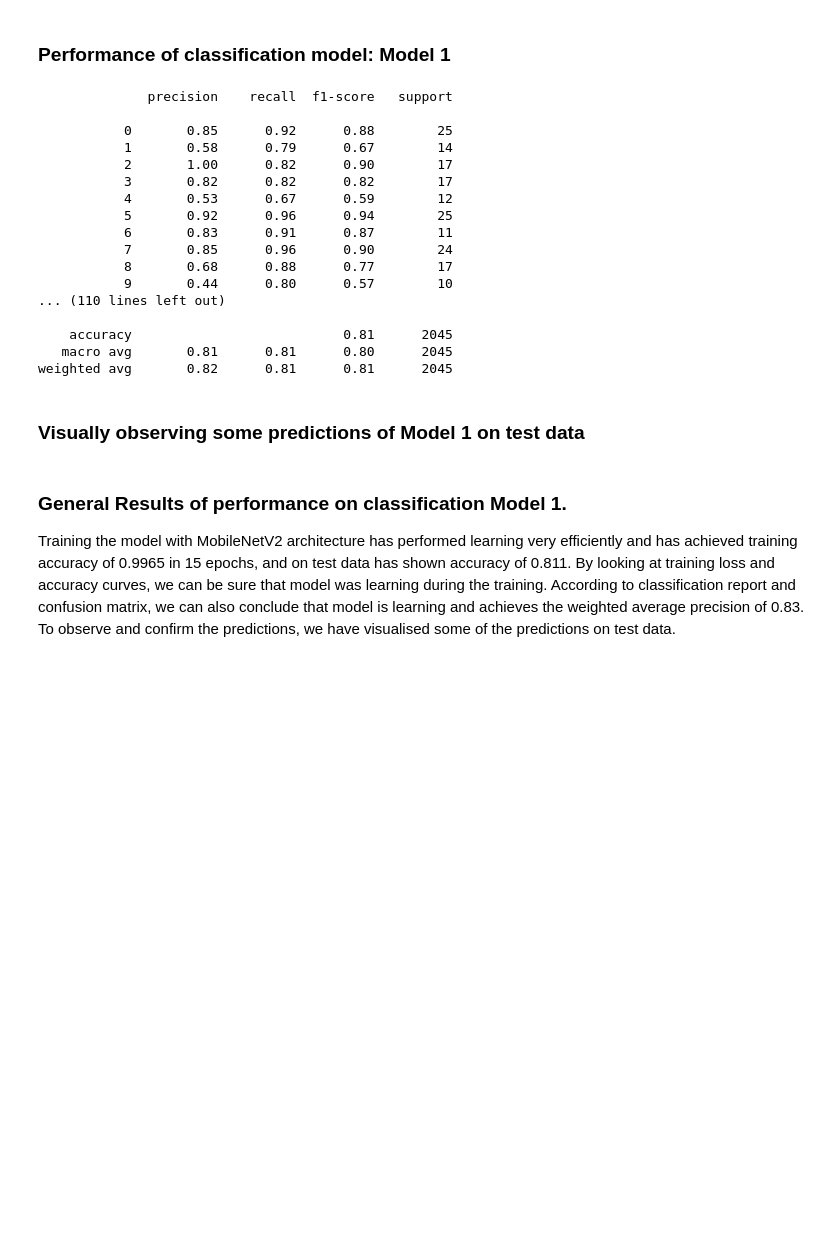
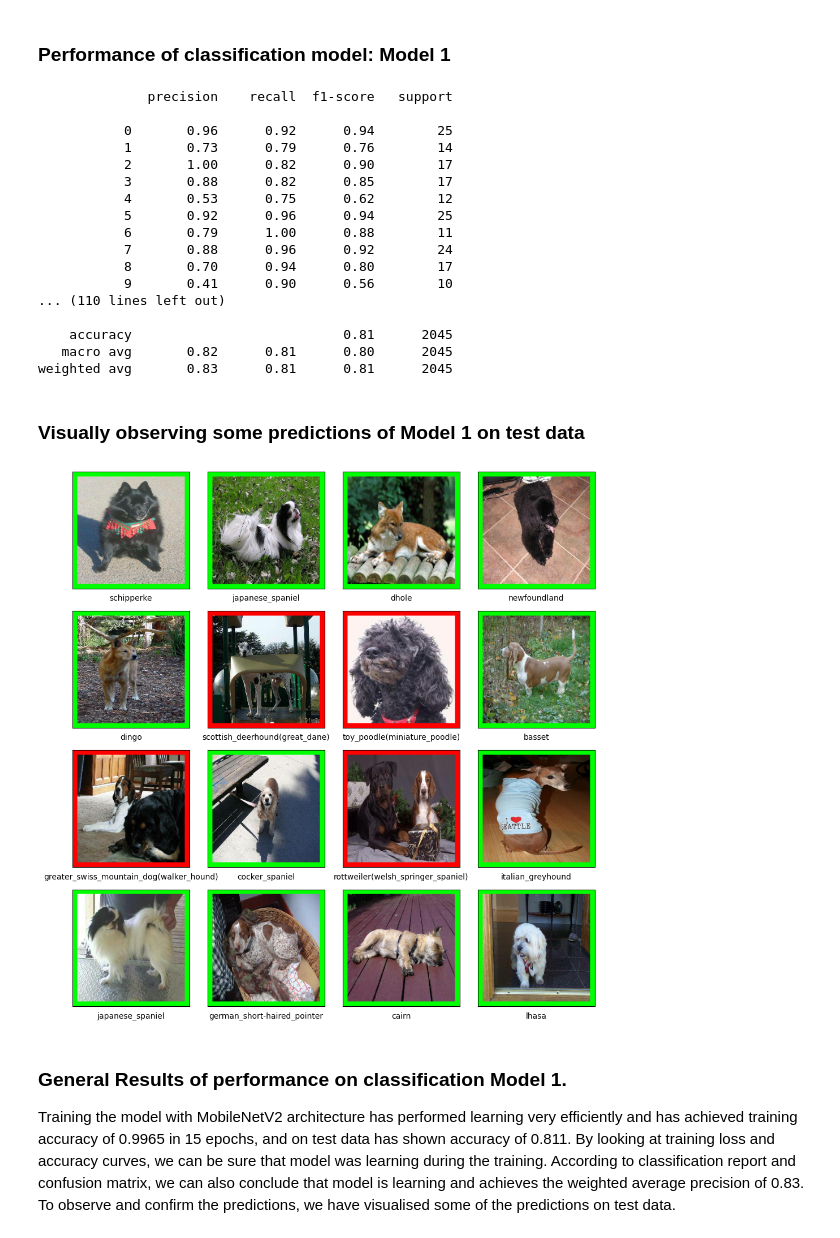
Before and after one commit to PaoAvalos/DogBreedClassifier_UT, a Jupyter notebook: final_notebook..ipynb, the cells around one changed output. Cells and saved outputs as stored; diff of their text form; code cells hidden in the pictures; blank space fills up the shorter version.

```diff
--- a/final_notebook..ipynb
+++ b/final_notebook..ipynb
@@ -35,7 +36,7 @@ def _parse_function(filename, label):
     return image, label
 
 ##reading data
-data = pd.read_csv("labels.csv")
+data = pd.read_csv("../dog-breed-identification/labels.csv")
 label_to_int = {str(breed): idx for idx, breed in enumerate(data['breed'].unique())}
 
 ## Split data into train(80%) and test(20%)
@@ -46,14 +47,14 @@ y_train = np.asarray([label_to_int[label] for label in y_train]).astype(np.int64
 y_test = np.asarray([label_to_int[label] for label in y_test]).astype(np.int64)
 
 
-X_train = tf.constant([f'train/{str(image)}.jpg' for image in X_train.values])
+X_train = tf.constant([f'../dog-breed-identification/train/{str(image)}.jpg' for image in X_train.values])
 y_train = tf.constant(y_train)
 
 #create train dataset and parse using "map"
 train = tf.data.Dataset.from_tensor_slices((X_train, y_train))
 train = train.map(_parse_function).batch(17)
 
-X_test = tf.constant([f'train/{str(image)}.jpg' for image in X_test.values])
+X_test = tf.constant([f'../dog-breed-identification/train/{str(image)}.jpg' for image in X_test.values])
 y_test = tf.constant(y_test)
 
 #create test dataset and parse using "map"
@@ -158,20 +159,20 @@ print(classification_report(np.array(y_test)[0], y_pred_int))
 # %% [output]
               precision    recall  f1-score   support
 
-           0       0.85      0.92      0.88        25
-           1       0.58      0.79      0.67        14
+           0       0.96      0.92      0.94        25
+           1       0.73      0.79      0.76        14
            2       1.00      0.82      0.90        17
-           3       0.82      0.82      0.82        17
-           4       0.53      0.67      0.59        12
+           3       0.88      0.82      0.85        17
+           4       0.53      0.75      0.62        12
            5       0.92      0.96      0.94        25
-           6       0.83      0.91      0.87        11
-           7       0.85      0.96      0.90        24
-           8       0.68      0.88      0.77        17
-           9       0.44      0.80      0.57        10
+           6       0.79      1.00      0.88        11
+           7       0.88      0.96      0.92        24
+           8       0.70      0.94      0.80        17
+           9       0.41      0.90      0.56        10
 ... (110 lines left out)
 
     accuracy                           0.81      2045
-   macro avg       0.81      0.81      0.80      2045
-weighted avg       0.82      0.81      0.81      2045
+   macro avg       0.82      0.81      0.80      2045
+weighted avg       0.83      0.81      0.81      2045
 # %% [markdown]
 ### Visually observing some predictions of Model 1 on test data
@@ -200,3 +179,29 @@ for i in range(16):
+# %%
+def frame_image(img, frame_color):
+    b = 10
+    ny, nx = img.shape[0], img.shape[1]
+    framed_img = Image.new('RGB', (b+ny+b, b+nx+b), frame_color)
+    framed_img = np.array(framed_img.getdata()).reshape(framed_img.size[0], framed_img.size[1], 3)
+    framed_img[b:-b, b:-b] = img
+    return framed_img
+
+plt.figure(figsize=(10, 10))
+
+for i in range(16):
+    actual_breed = [k for k, v in label_to_int.items() if v == y_test[0][i]][0]
+    pred_breed = [k for k, v in label_to_int.items() if v == y_pred_int[i]][0]
+    plt.subplot(4,4,i+1)
+    if actual_breed == pred_breed:
+        plt.imshow(frame_image(((X_test[0][i].numpy()+1)*255/2).astype("uint8"), (0,255,0)))
+        plt.xlabel(pred_breed)
+    else:
+        plt.imshow(frame_image(((X_test[0][i].numpy()+1)*255/2).astype("uint8"), (255,0,0)))
+        plt.xlabel(f'{pred_breed}({actual_breed})')
+    plt.xticks([])
+    plt.yticks([])
+    plt.tight_layout()
+# %% [output]
+[figure, added]
 # %% [markdown]
 ### General Results of performance on classification Model 1.
 
```
Also changed, not shown: parts of 2 cells of this notebook.
